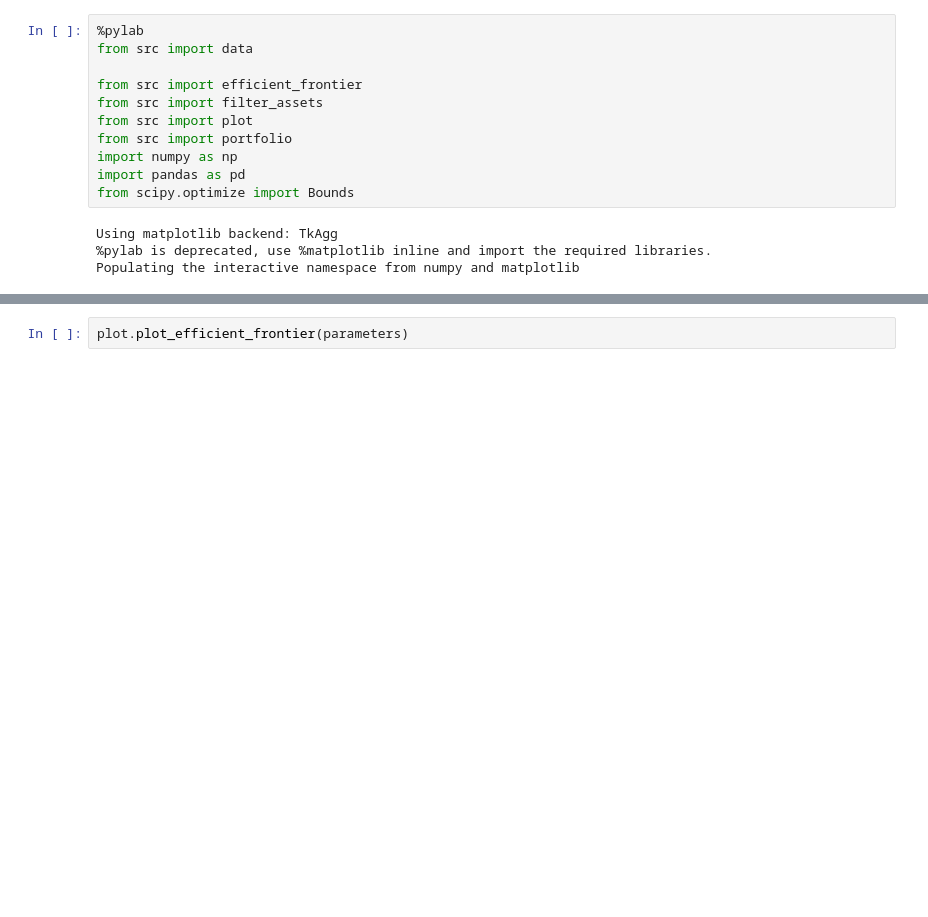
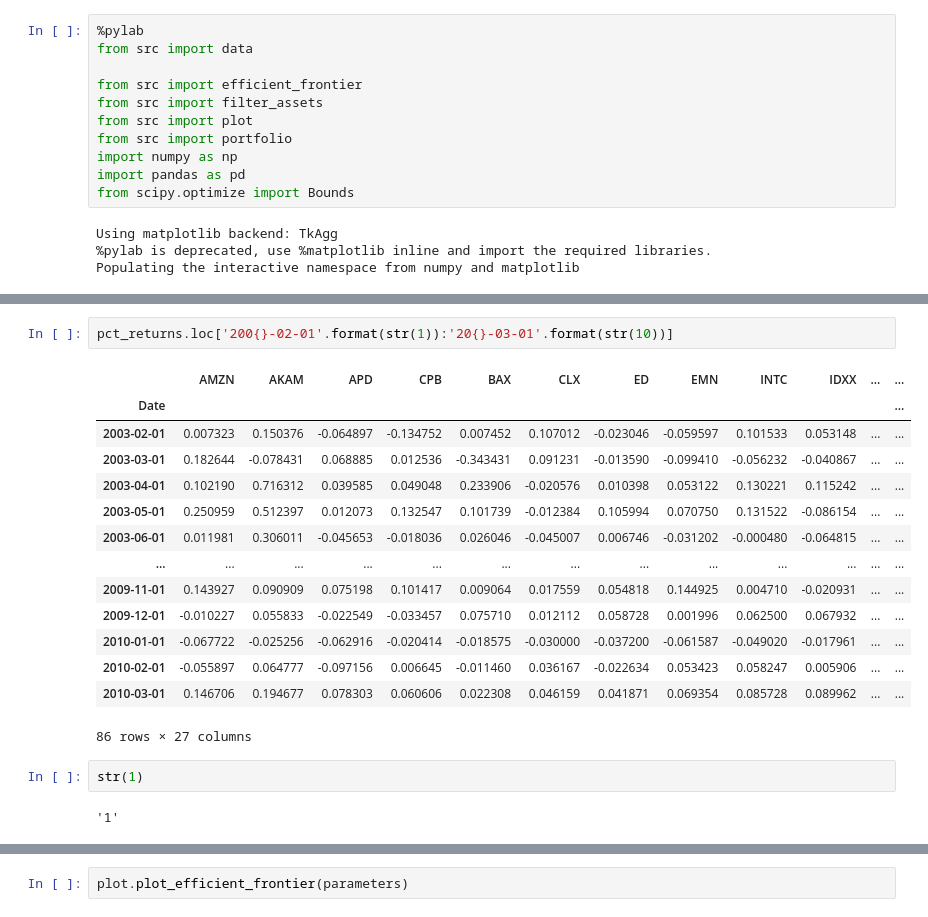
Before and after one commit to NicolaiVArends/BachelorThesis, a Jupyter notebook: All_Code/portfolio_for_you.ipynb, the cells around one changed output, grey strips where cells are left out. Drawn from its saved outputs; the diff is of its cells as text; blank space fills up the shorter version.

```diff
--- a/All_Code/portfolio_for_you.ipynb
+++ b/All_Code/portfolio_for_you.ipynb
@@ -72,0 +80,21 @@ weights_of_each_portfolio
+# %%
+pct_returns.loc['200{}-02-01'.format(str(1)):'20{}-03-01'.format(str(10))]
+# %% [output]
+|  | AMZN | AKAM | APD | CPB | BAX | CLX | ED | EMN | INTC | IDXX | ... | ... |
+| Date |  |  |  |  |  |  |  |  |  |  |  | ... |
+| 2003-02-01 | 0.007323 | 0.150376 | -0.064897 | -0.134752 | 0.007452 | 0.107012 | -0.023046 | -0.059597 | 0.101533 | 0.053148 | ... | ... |
+| 2003-03-01 | 0.182644 | -0.078431 | 0.068885 | 0.012536 | -0.343431 | 0.091231 | -0.013590 | -0.099410 | -0.056232 | -0.040867 | ... | ... |
+| 2003-04-01 | 0.102190 | 0.716312 | 0.039585 | 0.049048 | 0.233906 | -0.020576 | 0.010398 | 0.053122 | 0.130221 | 0.115242 | ... | ... |
+| 2003-05-01 | 0.250959 | 0.512397 | 0.012073 | 0.132547 | 0.101739 | -0.012384 | 0.105994 | 0.070750 | 0.131522 | -0.086154 | ... | ... |
+| 2003-06-01 | 0.011981 | 0.306011 | -0.045653 | -0.018036 | 0.026046 | -0.045007 | 0.006746 | -0.031202 | -0.000480 | -0.064815 | ... | ... |
+| ... | ... | ... | ... | ... | ... | ... | ... | ... | ... | ... | ... | ... |
+| 2009-11-01 | 0.143927 | 0.090909 | 0.075198 | 0.101417 | 0.009064 | 0.017559 | 0.054818 | 0.144925 | 0.004710 | -0.020931 | ... | ... |
+| 2009-12-01 | -0.010227 | 0.055833 | -0.022549 | -0.033457 | 0.075710 | 0.012112 | 0.058728 | 0.001996 | 0.062500 | 0.067932 | ... | ... |
+| 2010-01-01 | -0.067722 | -0.025256 | -0.062916 | -0.020414 | -0.018575 | -0.030000 | -0.037200 | -0.061587 | -0.049020 | -0.017961 | ... | ... |
+| 2010-02-01 | -0.055897 | 0.064777 | -0.097156 | 0.006645 | -0.011460 | 0.036167 | -0.022634 | 0.053423 | 0.058247 | 0.005906 | ... | ... |
+| 2010-03-01 | 0.146706 | 0.194677 | 0.078303 | 0.060606 | 0.022308 | 0.046159 | 0.041871 | 0.069354 | 0.085728 | 0.089962 | ... | ... |
+86 rows × 27 columns
+# %%
+str(1)
+# %% [output]
+'1'
```
Also changed, not shown: parts of 9 cells of this notebook, 1 other file.
